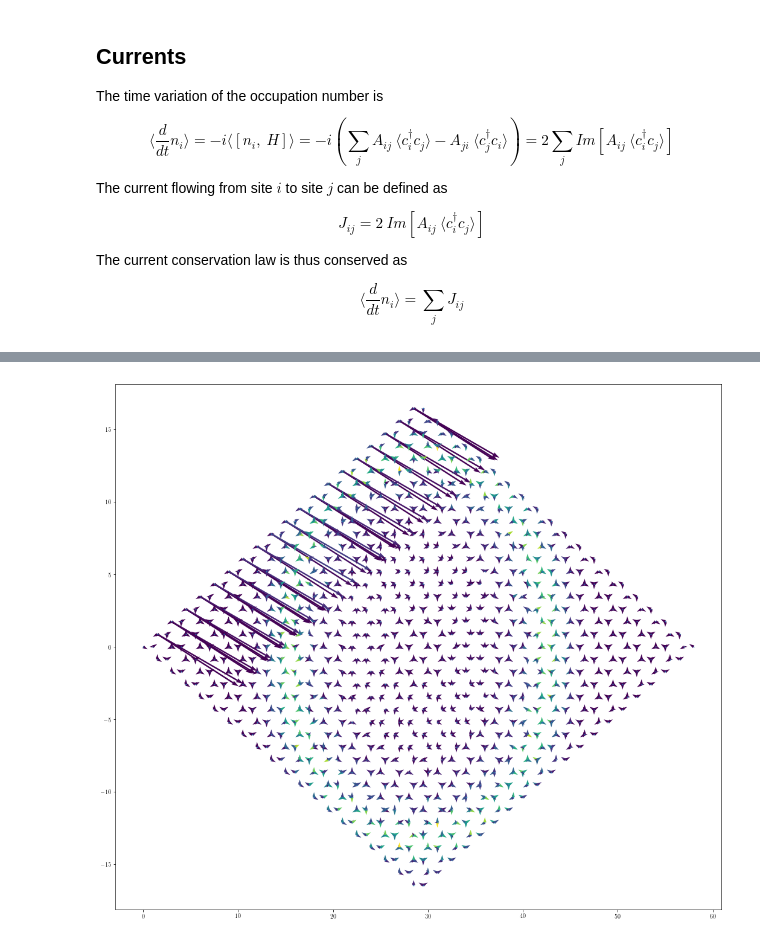
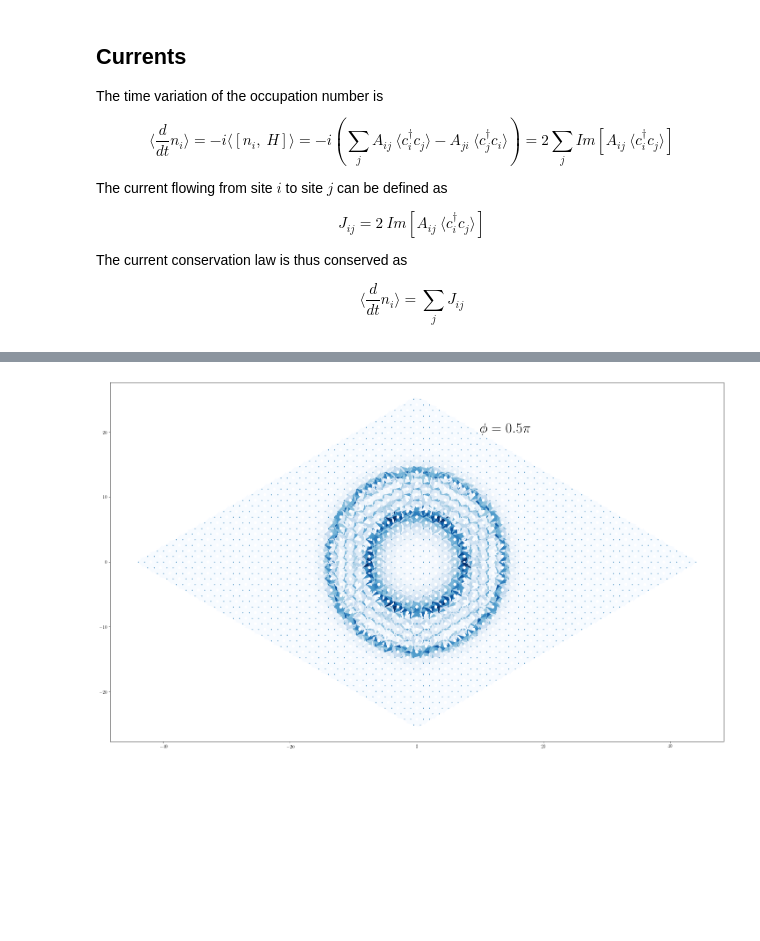
Before and after one commit to juanjosegarciaripoll/haldane, a Jupyter notebook: main.ipynb, the cells around one changed output, grey strips where cells are left out. Saved outputs shown, nothing was run; the diff lists cells and outputs as text; code cells hidden in the pictures; blank space fills up the shorter version.

```diff
--- a/main.ipynb
+++ b/main.ipynb
@@ -115,33 +129,20 @@ Min local derivative: -0.02533727234655391
-# %%
-from numba import njit
-
-@njit()
-def compute_xyuvc(L, coords_pts, currents):
-
-    x = []
-    y = []
-    u = []
-    v = []
-    c = []
-
-    for i in range(L):
-        for j in range(L):
-            if (np.abs(currents[i, j]) > 0) and (currents[i, j] > 0):
-                i_coords = coords_pts[i]
-                j_coords = coords_pts[j]
-                x.append(i_coords[0])
-                y.append(i_coords[1])
-                u.append(j_coords[0] - i_coords[0])
-                v.append(j_coords[1] - i_coords[1])
-                c.append(currents[i, j])
-
-    return x, y, u, v, c
-
-x, y, u, v, c = compute_xyuvc(lattice.L, lattice.coords_pts, currents)
-
-fig = plt.figure(figsize=(18, 16))
-plt.quiver(x, y, u, v, c)
-plt.scatter(lattice.coords_pts[:, 0], lattice.coords_pts[:, 1], s=1)
-plt.show()
-# %% [output]
-[figure, removed]
+# %%
+currents = 2*np.imag(ham.A*expected)
+
+ij = np.nonzero(np.logical_and(currents > 0, np.abs(currents) > 1e-8))
+ij = np.nonzero(currents > 0)
+
+x = lattice.xy_coords[ij[0], 0]
+y = lattice.xy_coords[ij[0], 1]
+u = lattice.xy_coords[ij[1], 0] - x
+v = lattice.xy_coords[ij[1], 1] - y
+c = currents[ij]
+
+fig = plt.figure(figsize=(25, 15))
+plt.quiver(x, y, u, v, c, cmap='Blues', scale=1, units='xy', angles='xy', scale_units='xy')
+plt.scatter(lattice.xy_coords[:, 0], lattice.xy_coords[:, 1], s=1)
+plt.text(10, 20, r'$\phi = {}\pi$'.format(dphi), fontsize=32)
+# plt.savefig('./images/two_point_currents_phi_0.pdf')
+plt.show()
+# %% [output]
+[figure, added]
```
Also changed, not shown: parts of 21 cells of this notebook, 1 other file.
